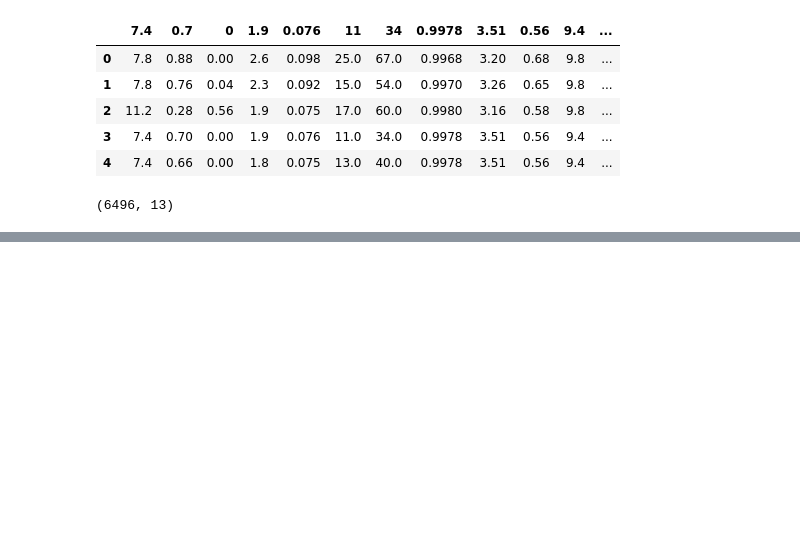
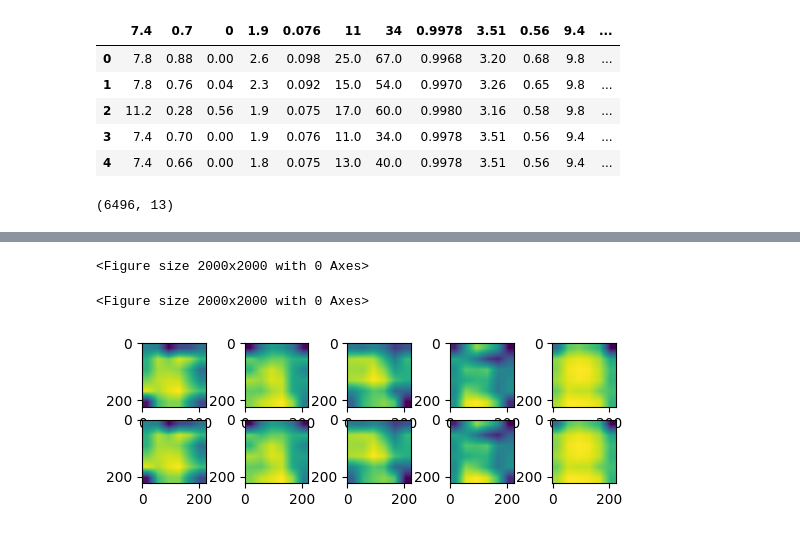
Before and after one commit to limpst/bibooli, a Jupyter notebook: Untitled3.ipynb, the cells around one changed output, grey strips where cells are left out. Drawn from its saved outputs; the diff is of its cells as text; code cells hidden in the pictures; blank space fills up the shorter version.

```diff
--- a/Untitled3.ipynb
+++ b/Untitled3.ipynb
@@ -316,0 +636,6 @@ modelpath = "./{}-{}.keras"
+# %%
+# 알고리즘이 적용된 이미지가 들어갈 빈 리스트 만들기
+images_occ1s = []
+# %%
+# 패치 사이즈 결정
+patch_size = 40 # 이미지에서 일부분을 가릴 때, 그 부분의 크기를 결정 , 마스크부분을 40으로
@@ -316,0 +646,7 @@ modelpath = "./{}-{}.keras"
+# %%
+for l, i in zip(input_list, imagenet_index):
+  img = load_img('./data/img/{}_0.jpg'.format(l), target_size=(224,224))
+  img = img_to_array(img)
+  data = ([img], None)
+  grid =  explainer.explain(data, model, int(i), patch_size) # 패치 사이즈의 설정이 추가됨.  patch_size는 마스크의 크기.
+  explainer.save(grid, ".", './data/img/{}_occ1.jpg'.format(l))
@@ -316,0 +659,18 @@ modelpath = "./{}-{}.keras"
+# %%
+
+# 오클루전 알고리즘이 적용된 이미지를 불러오는 부분의 시작입니다.
+plt.figure(figsize=(20,20))
+# %% [output]
+<Figure size 2000x2000 with 0 Axes>
+<Figure size 2000x2000 with 0 Axes>
+# %%
+
+for img_path in glob.glob('./data/img/*_occ1.jpg'):
+    images_occ1s.append(mpimg.imread(img_path))
+# %%
+
+for i, image in enumerate(images_occ1s):
+    plt.subplot(5, 5, i + 1)
+    plt.imshow(image)
+# %% [output]
+[figure, added]
```
Also changed, not shown: parts of 34 cells of this notebook.
